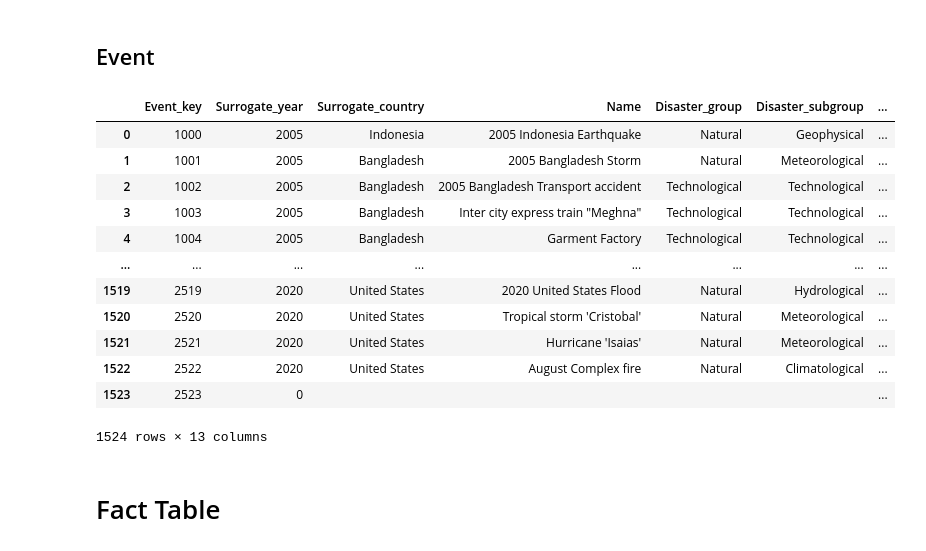
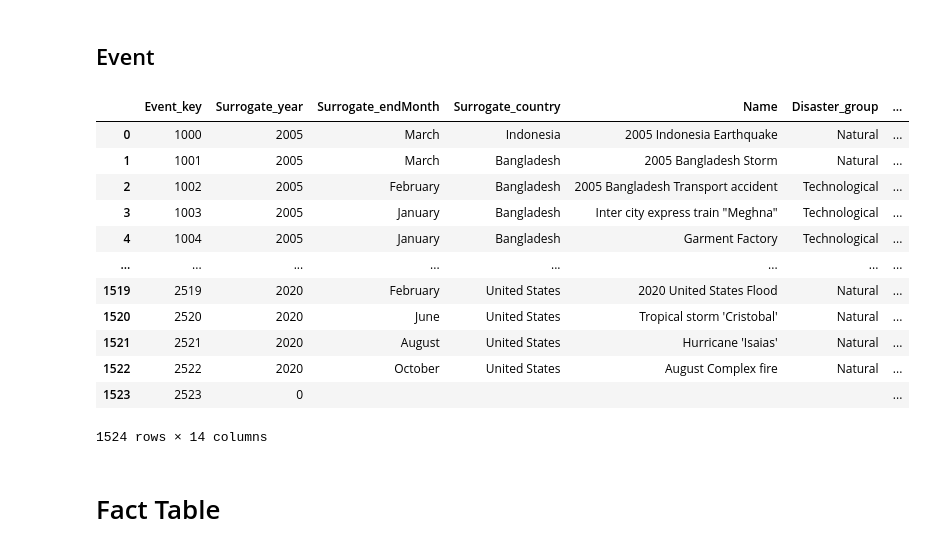
Before and after one commit to angusryoung/CSI4142-world-health-project, a Jupyter notebook: CSI4142.ipynb, the cells around one changed output. Cells and saved outputs as stored; diff of their text form; code cells hidden in the pictures.

```diff
--- a/CSI4142.ipynb
+++ b/CSI4142.ipynb
@@ -230,33 +230,33 @@ for row in hnp_data.values.tolist():
         if row[0] == "Literacy rate, adult female (% of females ages 15 and above)":
             if (row[2]=="Canada" or row[2]=="United States"):
                 for year in year_list:
-                    ed_country_dim_data[row[2]][year]["literacy_rate_percent_f_15-plus"] = 100
+                    ed_country_dim_data[row[2]][year]["literacy_rate_percent_f_15_plus"] = 100
             else:
-                populate_dim_data(ed_country_dim_data,row[2],"literacy_rate_percent_f_15-plus",row)
+                populate_dim_data(ed_country_dim_data,row[2],"literacy_rate_percent_f_15_plus",row)
         elif row[0] == "Literacy rate, adult male (% of males ages 15 and above)":
             if (row[2]=="Canada" or row[2]=="United States"):
                 for year in year_list:
-                    ed_country_dim_data[row[2]][year]["literacy_rate_percent_m_15-plus"] = 100
+                    ed_country_dim_data[row[2]][year]["literacy_rate_percent_m_15_plus"] = 100
             else:
-                populate_dim_data(ed_country_dim_data,row[2],"literacy_rate_percent_m_15-plus",row)
+                populate_dim_data(ed_country_dim_data,row[2],"literacy_rate_percent_m_15_plus",row)
         elif row[0] == "Literacy rate, adult total (% of people ages 15 and above)":
             if (row[2]=="Canada" or row[2]=="United States"):
                 for year in year_list:
-                    ed_country_dim_data[row[2]][year]["literacy_percent_15-plus"] = 100
+                    ed_country_dim_data[row[2]][year]["literacy_percent_15_plus"] = 100
             else:
-                populate_dim_data(ed_country_dim_data,row[2],"literacy_percent_15-plus",row)
+                populate_dim_data(ed_country_dim_data,row[2],"literacy_percent_15_plus",row)
         elif row[0] == "Literacy rate, youth total (% of people ages 15-24)":
             if (row[2]=="Canada" or row[2]=="United States"):
                 for year in year_list:
-                    ed_country_dim_data[row[2]][year]["literacy_rate_percent_15-24"] = 100
+                    ed_country_dim_data[row[2]][year]["literacy_rate_percent_15_24"] = 100
             else:
-                populate_dim_data(ed_country_dim_data,row[2],"literacy_rate_percent_15-24",row)
+                populate_dim_data(ed_country_dim_data,row[2],"literacy_rate_percent_15_24",row)
         elif row[0] == "Literacy rate, youth male (% of males ages 15-24)":
             if (row[2]=="Canada" or row[2]=="United States"):
                 for year in year_list:
-                    ed_country_dim_data[row[2]][year]["literacy_rate_percent_m_15-24"] = 100
+                    ed_country_dim_data[row[2]][year]["literacy_rate_percent_m_15_24"] = 100
             else:
-                populate_dim_data(ed_country_dim_data,row[2],"literacy_rate_percent_m_15-24",row)
+                populate_dim_data(ed_country_dim_data,row[2],"literacy_rate_percent_m_15_24",row)
         elif row[0] == "Primary completion rate, female (% of relevant age group)":
             if (row[2]=="Canada"):
                 for year in year_list:
@@ -671,7 +671,7 @@ pop_df
 ## Event
 # %%
 event_dimension_df = pd.DataFrame(
-    columns=["Event_key", "Surrogate_year", "Surrogate_country", "Name", "Disaster_group", "Disaster_subgroup", "Disaster_type", "Start_date", "End_date", "Start_month", "End_month", "Total_deaths", "Num_injured"]
+    columns=["Event_key", "Surrogate_year", "Surrogate_endMonth", "Surrogate_country", "Name", "Disaster_group", "Disaster_subgroup", "Disaster_type", "Start_date", "End_date", "Start_month", "End_month", "Total_deaths", "Num_injured"]
 )
 
 # CSV file of HNP country dimension statistics
@@ -696,6 +696,23 @@ raw_event_data = raw_event_data.rename(
         'No Injured': 'Injured'
     }
 )
+
+# Create a dictionary for surrogate month
+dict_month = {
+    1: "January",
+    2: "February",
+    3: "March",
+    4: "April",
+    5: "May",
+    6: "June",
+    7: "July",
+    8: "August",
+    9: "September",
+    10: "October",
+    11: "November",
+    12: "December"
+}
+
 
 # Method to determine NaN value
 def is_nan(x):
@@ -722,7 +739,9 @@ for y in col_id:
     event_row['Disaster_type'] = raw_event_data.loc[(raw_event_data.Id == y), 'Type'].values[0]
     event_row['Name'] = raw_event_data.loc[(raw_event_data.Id == y), 'Name'].values[0]
     event_row['Start_month'] = raw_event_data.loc[(raw_event_data.Id == y), 'sMonth'].values[0]
-    event_row['End_month'] = raw_event_data.loc[(raw_event_data.Id == y), 'eMonth'].values[0]
+    tmp_mon = raw_event_data.loc[(raw_event_data.Id == y), 'eMonth'].values[0]
+    event_row['End_month'] = tmp_mon
+    event_row['Surrogate_endMonth'] = dict_month[tmp_mon]
 
     sd = raw_event_data.loc[(raw_event_data.Id == y), 'sDay'].values[0]
     if is_nan(sd) :
@@ -740,6 +759,8 @@ for y in col_id:
             event_row['End_date'] = 28
     else:
         event_row['End_date'] = ed
+
+
 
     num_death = raw_event_data.loc[(raw_event_data.Id == y), 'Death'].values[0]
     if is_nan(num_death) :
@@ -750,46 +771,47 @@ for y in col_id:
     num_injury = raw_event_data.loc[(raw_event_data.Id == y), 'Injured'].values[0]
     if is_nan(num_injury) :
         event_row['Num_injured'] = 0
     else:
         event_row['Num_injured'] = num_injury
 
     if pd.isnull(event_row['Name']):
         event_row['Name'] = str(event_row['Surrogate_year']) + " " + event_row['Surrogate_country'] + " " + event_row['Disaster_type']
 
     event_dimension_df = event_dimension_df.append(pd.DataFrame([event_row]), ignore_index=True)
 
 # create null event
 event_null_key = x
 event_row['Event_key'] = event_null_key
 event_row['Surrogate_year'] = 0
 event_row['Surrogate_country'] = ''
+event_row['Surrogate_endMonth'] = ''
 event_row['Disaster_group'] = ''
 event_row['Disaster_subgroup'] = ''
 event_row['Disaster_type'] = ''
 event_row['Name'] = ''
 event_row['Start_month'] = 0
 event_row['End_month'] = 0
 event_row['Start_date'] = 0
 event_row['End_date'] = 0
 event_row['Total_deaths'] = 0
 event_row['Num_injured'] = 0
 event_dimension_df = event_dimension_df.append(pd.DataFrame([event_row]), ignore_index=True)
 
 event_dimension_df
 # %% [output]
-|  | Event_key | Surrogate_year | Surrogate_country | Name | Disaster_group | Disaster_subgroup | ... |
-| 0 | 1000 | 2005 | Indonesia | 2005 Indonesia Earthquake | Natural | Geophysical | ... |
-| 1 | 1001 | 2005 | Bangladesh | 2005 Bangladesh Storm | Natural | Meteorological | ... |
-| 2 | 1002 | 2005 | Bangladesh | 2005 Bangladesh Transport accident | Technological | Technological | ... |
-| 3 | 1003 | 2005 | Bangladesh | Inter city express train "Meghna" | Technological | Technological | ... |
-| 4 | 1004 | 2005 | Bangladesh | Garment Factory | Technological | Technological | ... |
+|  | Event_key | Surrogate_year | Surrogate_endMonth | Surrogate_country | Name | Disaster_group | ... |
+| 0 | 1000 | 2005 | March | Indonesia | 2005 Indonesia Earthquake | Natural | ... |
+| 1 | 1001 | 2005 | March | Bangladesh | 2005 Bangladesh Storm | Natural | ... |
+| 2 | 1002 | 2005 | February | Bangladesh | 2005 Bangladesh Transport accident | Technological | ... |
+| 3 | 1003 | 2005 | January | Bangladesh | Inter city express train "Meghna" | Technological | ... |
+| 4 | 1004 | 2005 | January | Bangladesh | Garment Factory | Technological | ... |
 | ... | ... | ... | ... | ... | ... | ... | ... |
-| 1519 | 2519 | 2020 | United States | 2020 United States Flood | Natural | Hydrological | ... |
-| 1520 | 2520 | 2020 | United States | Tropical storm 'Cristobal' | Natural | Meteorological | ... |
-| 1521 | 2521 | 2020 | United States | Hurricane 'Isaias' | Natural | Meteorological | ... |
-| 1522 | 2522 | 2020 | United States | August Complex fire | Natural | Climatological | ... |
+| 1519 | 2519 | 2020 | February | United States | 2020 United States Flood | Natural | ... |
+| 1520 | 2520 | 2020 | June | United States | Tropical storm 'Cristobal' | Natural | ... |
+| 1521 | 2521 | 2020 | August | United States | Hurricane 'Isaias' | Natural | ... |
+| 1522 | 2522 | 2020 | October | United States | August Complex fire | Natural | ... |
 | 1523 | 2523 | 0 |  |  |  |  | ... |
-1524 rows × 13 columns
+1524 rows × 14 columns
 # %% [markdown]
 # Fact Table
 # %%
```
Also changed, not shown: parts of 5 cells of this notebook, 3 other files.
